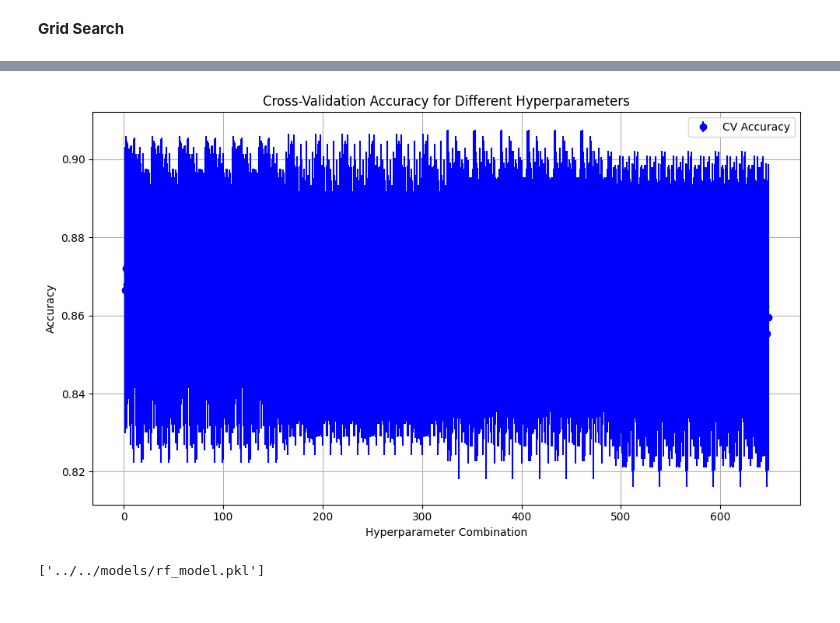
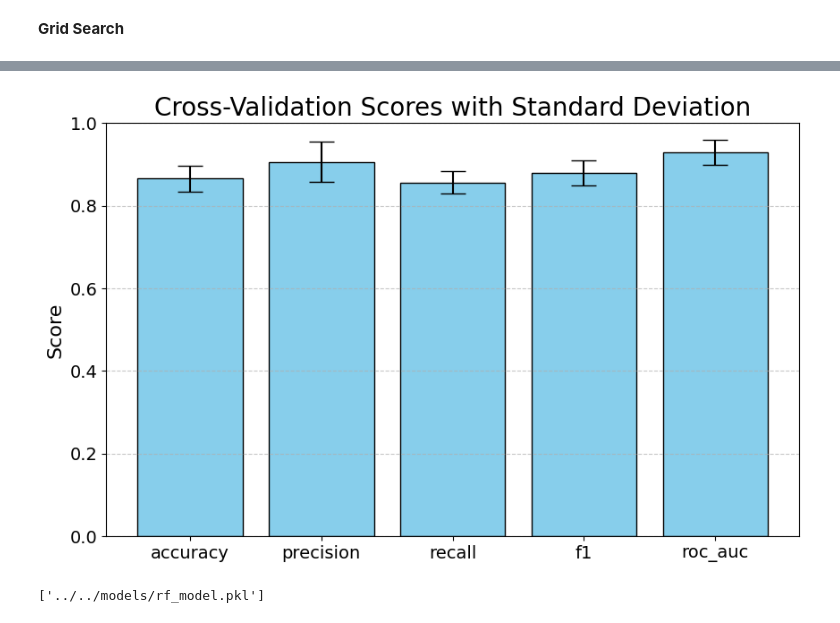
Before and after one commit to ssimkani/heart-failure-prediction, a Jupyter notebook: src/notebooks/models.ipynb, the cells around one changed output, grey strips where cells are left out. Cells and saved outputs as stored; diff of their text form; code cells hidden in the pictures.

```diff
--- a/src/notebooks/models.ipynb
+++ b/src/notebooks/models.ipynb
@@ -79,7 +79,7 @@ param_dist = {
 }
 # %%
 # Set up Cross-Validation
-cv = StratifiedKFold(n_splits=5, shuffle=True, random_state=42)
+cv = StratifiedKFold(n_splits=10, shuffle=True, random_state=42)
 # %%
 # Set up Randomized Search
 random_search = RandomizedSearchCV(
@@ -146,7 +146,7 @@ rf = RandomForestClassifier(random_state=42)
 
 # Perform GridSearchCV
 grid_search = GridSearchCV(
-    estimator=rf, param_grid=param_grid, cv=5, n_jobs=-1, verbose=2
+    estimator=rf, param_grid=param_grid, cv=10, n_jobs=-1, verbose=2
 )
 # %%
 # Fit the model
@@ -215,29 +222,33 @@ Standard Deviation: 0.018477062904219244
-# %%
-# Assessing Cross-Validation Results
-cv_scores = grid_search.cv_results_[
-    "mean_test_score"
-]
-cv_std = grid_search.cv_results_["std_test_score"]
-
-# Plotting
-plt.figure(figsize=(10, 6))
-plt.errorbar(
-    range(1, len(cv_scores) + 1),
-    cv_scores,
-    yerr=cv_std,
-    fmt="o",
-    color="b",
-    label="CV Accuracy",
-)
-plt.title("Cross-Validation Accuracy for Different Hyperparameters")
-plt.xlabel("Hyperparameter Combination")
-plt.ylabel("Accuracy")
-plt.grid(True)
-plt.legend(loc="best")
-plt.tight_layout()
-plt.show()
-# %% [output]
-[figure, removed]
+# %%
+metrics = ["accuracy", "precision", "recall", "f1", "roc_auc"]
+
+means = [
+    acc_score.mean(),
+    recall_score.mean(),
+    precision_score.mean(),
+    f1_score.mean(),
+    roc_auc_score.mean(),
+]
+stds = [
+    acc_score.std(),
+    recall_score.std(),
+    precision_score.std(),
+    f1_score.std(),
+    roc_auc_score.std(),
+]
+# %%
+# Plot of Cross-Validation Scores
+plt.figure(figsize=(10, 6))
+plt.bar(metrics, means, yerr=stds, capsize=10, color="skyblue", edgecolor="black")
+plt.ylim(0, 1)
+plt.title("Cross-Validation Scores with Standard Deviation", fontsize=20)
+plt.ylabel("Score", fontsize=16)
+plt.xticks(fontsize=14)
+plt.yticks(fontsize=14)
+plt.grid(axis="y", linestyle="--", alpha=0.7)
+plt.show()
+# %% [output]
+[figure, added]
 # %%
 # Save final model
 joblib.dump(final_rf, "../../models/rf_model.pkl")
```
Also changed, not shown: parts of 10 cells of this notebook, 1 other file.
